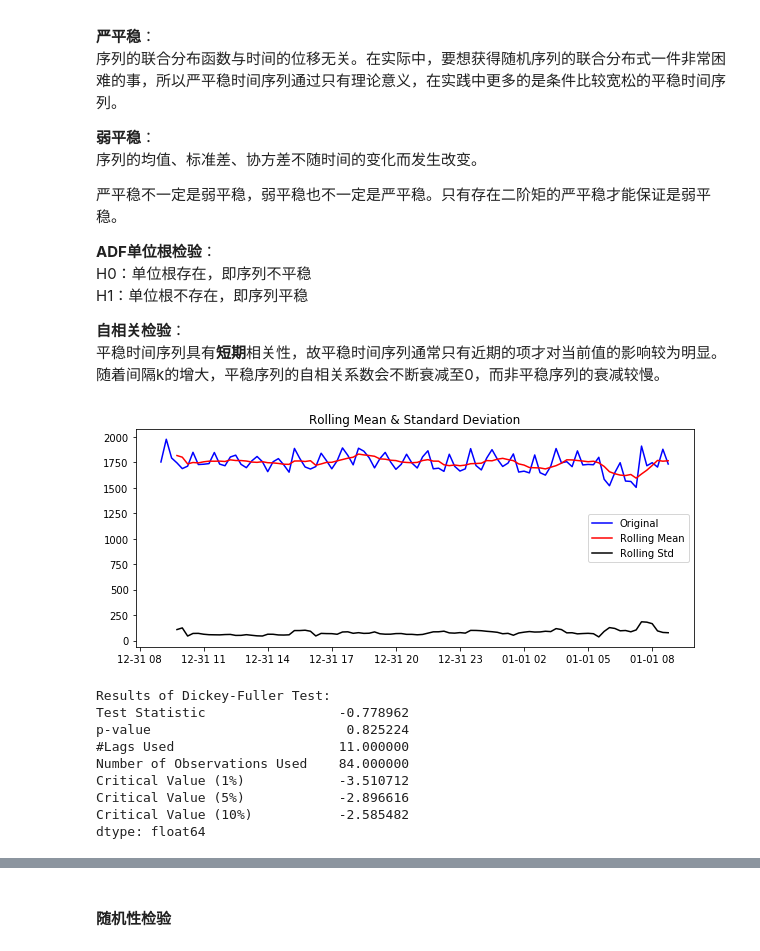
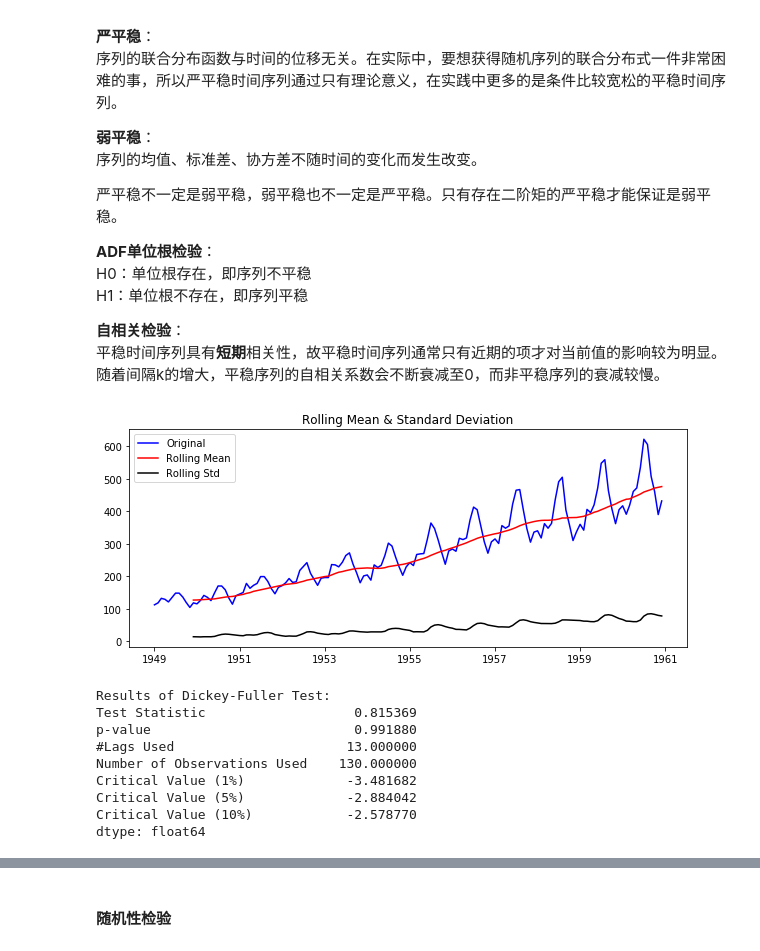
Before and after one commit to w26738/Notebook, a Jupyter notebook: data_analysis/time_series_101.ipynb, the cells around one changed output, grey strips where cells are left out. Saved outputs shown, nothing was run; the diff lists cells and outputs as text; code cells hidden in the pictures.

```diff
--- a/data_analysis/time_series_101.ipynb
+++ b/data_analysis/time_series_101.ipynb
@@ -364,7 +365,7 @@ H1：单位根不存在，即序列平稳
 平稳时间序列具有**短期**相关性，故平稳时间序列通常只有近期的项才对当前值的影响较为明显。随着间隔k的增大，平稳序列的自相关系数会不断衰减至0，而非平稳序列的衰减较慢。
 # %%
 # ADF检验给出以下结果——检验统计量、p值和临界值在1%、5%和10%置信区间。
-# 如果检验统计量小于临界值，我们可以拒绝零假设（即序列是平稳的）。当检验统计量大于临界值时，我们无法拒绝零假设（这意味着序列不是平稳的）
+# 如果检验统计量小于临界值，我们可以拒绝零假设（即序列是平稳的）。当检验统计量大于临界值时，我们无法拒绝零假设（不能说序列是平稳的）。
 from statsmodels.tsa.stattools import adfuller
 
 def stationarity_test(timeseries, window):
@@ -381,21 +382,22 @@ def stationarity_test(timeseries, window):
     plt.show(block=False)
 
     print('Results of Dickey-Fuller Test:')
-    dftest = adfuller(timeseries)
+    dftest = adfuller(timeseries, autolag = 'AIC')
     dfoutput = pd.Series(dftest[0:4], index=['Test Statistic','p-value','#Lags Used','Number of Observations Used'])
     for key,value in dftest[4].items():
         dfoutput['Critical Value (%s)'%key] = value
     print(dfoutput)
-# %%
-stationarity_test(rrc_att_ser, 4)
-# %% [output]
-[figure, removed]
-Results of Dickey-Fuller Test:
-Test Statistic                 -0.778962
-p-value                         0.825224
-#Lags Used                     11.000000
-Number of Observations Used    84.000000
-Critical Value (1%)            -3.510712
-Critical Value (5%)            -2.896616
-Critical Value (10%)           -2.585482
-dtype: float64
+# %%
+# P值不小于0.05，说明序列不稳定
+stationarity_test(ts, 12)
+# %% [output]
+[figure, added]
+Results of Dickey-Fuller Test:
+Test Statistic                   0.815369
+p-value                          0.991880
+#Lags Used                      13.000000
+Number of Observations Used    130.000000
+Critical Value (1%)             -3.481682
+Critical Value (5%)             -2.884042
+Critical Value (10%)            -2.578770
+dtype: float64
```
Also changed, not shown: parts of 31 cells of this notebook.
